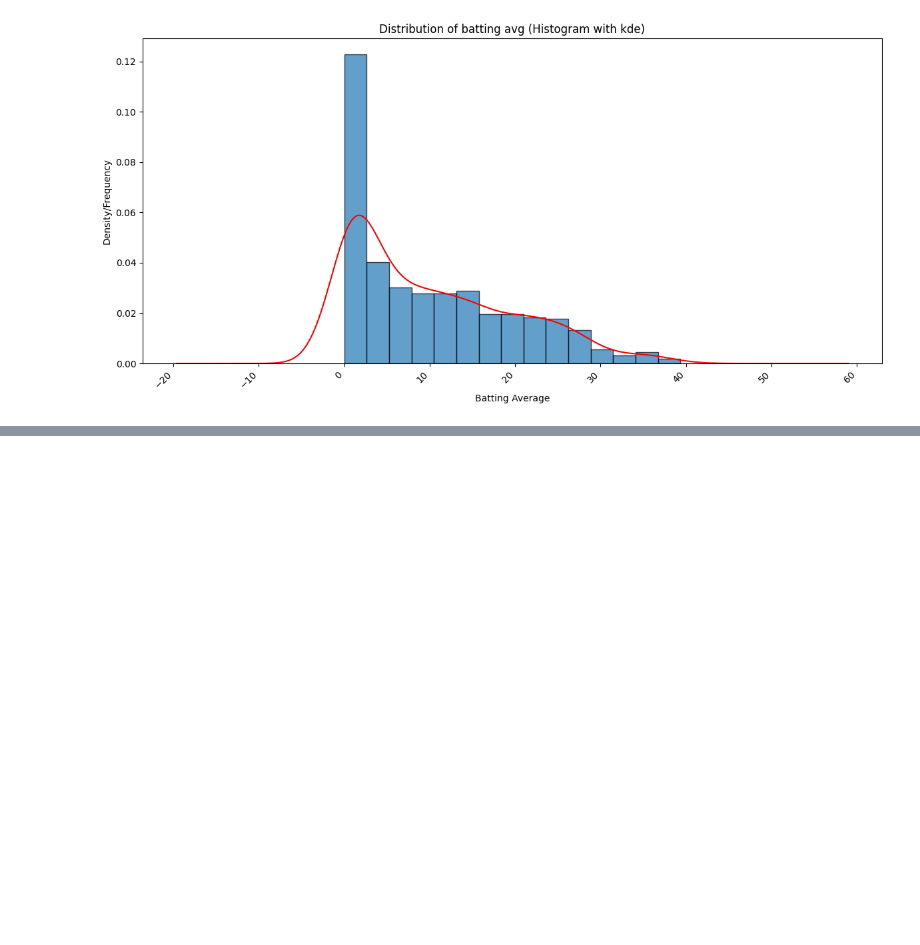
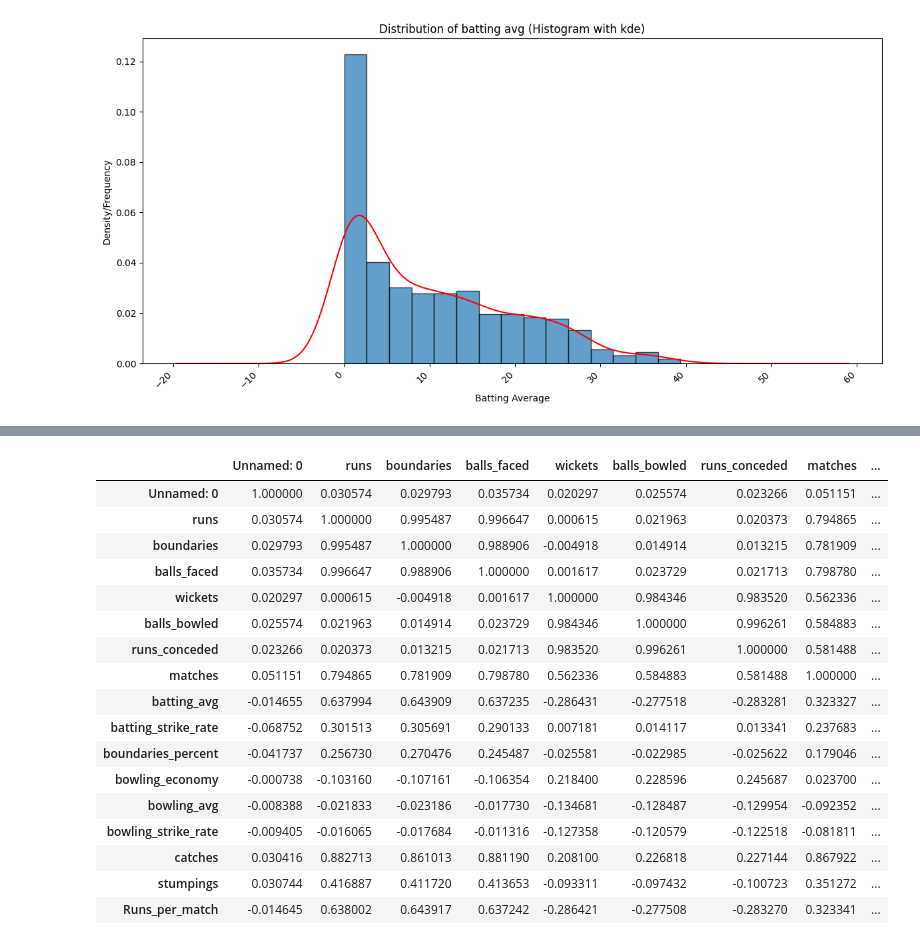
Before and after one commit to AbduFakir/Python-DataScience, a Jupyter notebook: pandas.ipynb, the cells around one changed output, grey strips where cells are left out. Saved outputs shown, nothing was run; the diff lists cells and outputs as text; code cells hidden in the pictures; blank space fills up the shorter version.

```diff
--- a/pandas.ipynb
+++ b/pandas.ipynb
@@ -186,0 +318,3 @@ plt.show()
+# %%
+if {'runs','matches'}.issubset(ipl_df.columns):
+  ipl_df['Runs_per_match']=ipl_df['runs']/ipl_df['matches']
@@ -186,0 +337,21 @@ plt.show()
+# %%
+ipl_df.corr(numeric_only=True)
+# %% [output]
+|  | Unnamed: 0 | runs | boundaries | balls_faced | wickets | balls_bowled | runs_conceded | matches | ... |
+| Unnamed: 0 | 1.000000 | 0.030574 | 0.029793 | 0.035734 | 0.020297 | 0.025574 | 0.023266 | 0.051151 | ... |
+| runs | 0.030574 | 1.000000 | 0.995487 | 0.996647 | 0.000615 | 0.021963 | 0.020373 | 0.794865 | ... |
+| boundaries | 0.029793 | 0.995487 | 1.000000 | 0.988906 | -0.004918 | 0.014914 | 0.013215 | 0.781909 | ... |
+| balls_faced | 0.035734 | 0.996647 | 0.988906 | 1.000000 | 0.001617 | 0.023729 | 0.021713 | 0.798780 | ... |
+| wickets | 0.020297 | 0.000615 | -0.004918 | 0.001617 | 1.000000 | 0.984346 | 0.983520 | 0.562336 | ... |
+| balls_bowled | 0.025574 | 0.021963 | 0.014914 | 0.023729 | 0.984346 | 1.000000 | 0.996261 | 0.584883 | ... |
+| runs_conceded | 0.023266 | 0.020373 | 0.013215 | 0.021713 | 0.983520 | 0.996261 | 1.000000 | 0.581488 | ... |
+| matches | 0.051151 | 0.794865 | 0.781909 | 0.798780 | 0.562336 | 0.584883 | 0.581488 | 1.000000 | ... |
+| batting_avg | -0.014655 | 0.637994 | 0.643909 | 0.637235 | -0.286431 | -0.277518 | -0.283281 | 0.323327 | ... |
+| batting_strike_rate | -0.068752 | 0.301513 | 0.305691 | 0.290133 | 0.007181 | 0.014117 | 0.013341 | 0.237683 | ... |
+| boundaries_percent | -0.041737 | 0.256730 | 0.270476 | 0.245487 | -0.025581 | -0.022985 | -0.025622 | 0.179046 | ... |
+| bowling_economy | -0.000738 | -0.103160 | -0.107161 | -0.106354 | 0.218400 | 0.228596 | 0.245687 | 0.023700 | ... |
+| bowling_avg | -0.008388 | -0.021833 | -0.023186 | -0.017730 | -0.134681 | -0.128487 | -0.129954 | -0.092352 | ... |
+| bowling_strike_rate | -0.009405 | -0.016065 | -0.017684 | -0.011316 | -0.127358 | -0.120579 | -0.122518 | -0.081811 | ... |
+| catches | 0.030416 | 0.882713 | 0.861013 | 0.881190 | 0.208100 | 0.226818 | 0.227144 | 0.867922 | ... |
+| stumpings | 0.030744 | 0.416887 | 0.411720 | 0.413653 | -0.093311 | -0.097432 | -0.100723 | 0.351272 | ... |
+| Runs_per_match | -0.014645 | 0.638002 | 0.643917 | 0.637242 | -0.286421 | -0.277508 | -0.283270 | 0.323341 | ... |
```
Also changed, not shown: parts of 12 cells of this notebook.
